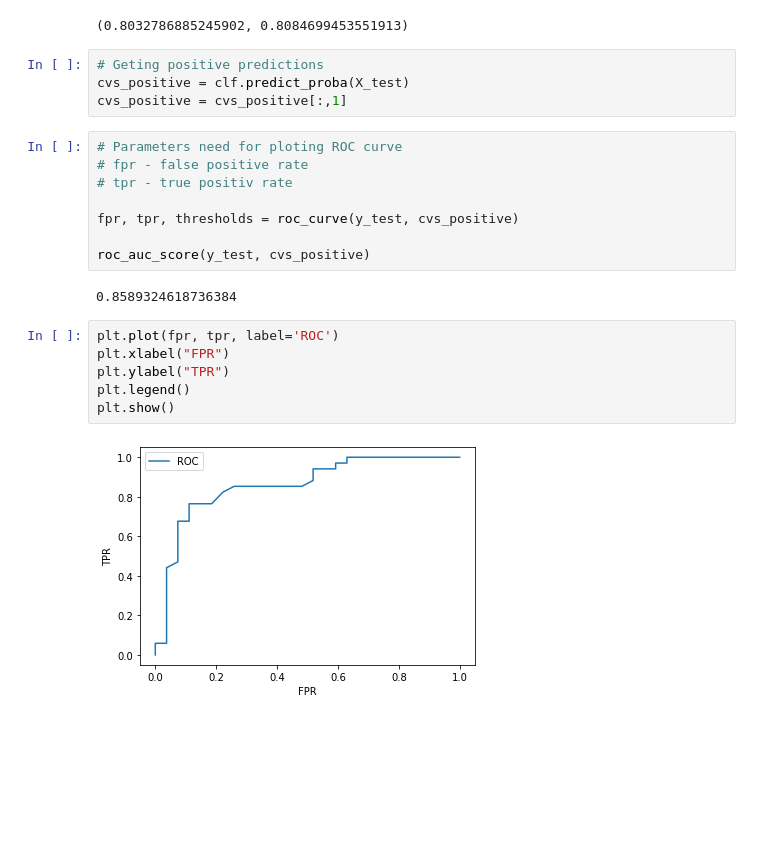
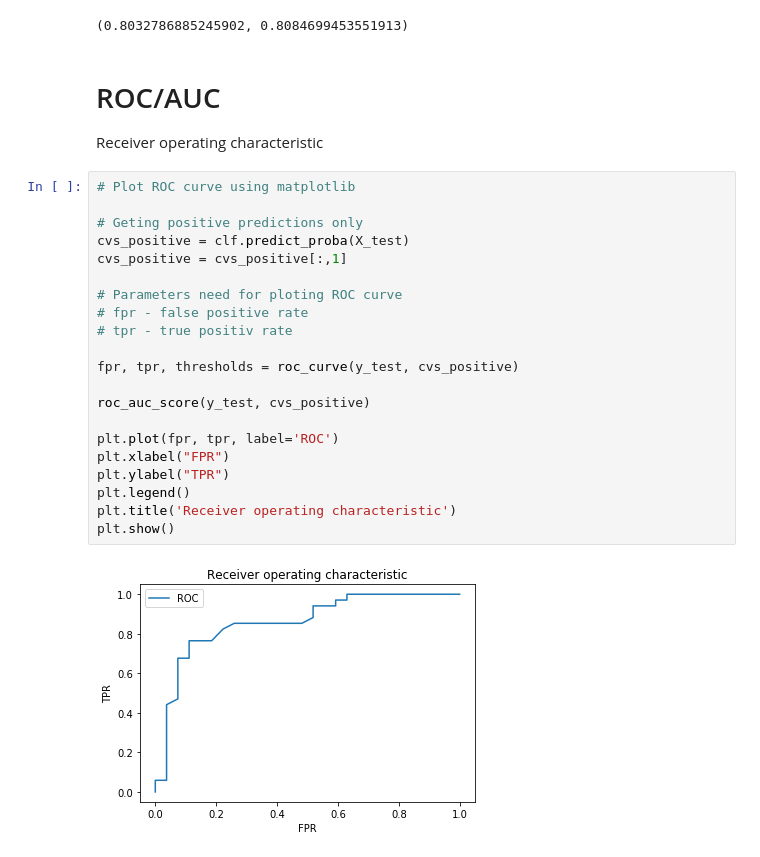
Before and after one commit to AdrianLabuda/scikit_train, a Jupyter notebook: heart_disease.ipynb, the cells around one changed output. Drawn from its saved outputs; the diff is of its cells as text; blank space fills up the shorter version.

Commit message:
plot sklearn

```diff
--- a/heart_disease.ipynb
+++ b/heart_disease.ipynb
@@ -193,25 +198,30 @@ cvs = cross_val_score(clf, X, y)
 clf.score(X_test, y_test), np.mean(cvs)
 # %% [output]
 (0.8032786885245902, 0.8084699453551913)
-# %%
-# Geting positive predictions
-cvs_positive = clf.predict_proba(X_test)
-cvs_positive = cvs_positive[:,1]
+# %% [markdown]
+# ROC/AUC
+
+Receiver operating characteristic
 # %%
+# Plot ROC curve using matplotlib
+
+# Geting positive predictions only
+cvs_positive = clf.predict_proba(X_test)
+cvs_positive = cvs_positive[:,1]
+
 # Parameters need for ploting ROC curve
 # fpr - false positive rate
 # tpr - true positiv rate
 
 fpr, tpr, thresholds = roc_curve(y_test, cvs_positive)
 
 roc_auc_score(y_test, cvs_positive)
+
+plt.plot(fpr, tpr, label='ROC')
+plt.xlabel("FPR")
+plt.ylabel("TPR")
+plt.legend()
+plt.title('Receiver operating characteristic')
+plt.show()
 # %% [output]
-0.8589324618736384
+[figure, added]
-# %%
-plt.plot(fpr, tpr, label='ROC')
-plt.xlabel("FPR")
-plt.ylabel("TPR")
-plt.legend()
-plt.show()
-# %% [output]
-[figure, removed]
```
Also changed, not shown: parts of 7 cells of this notebook.
